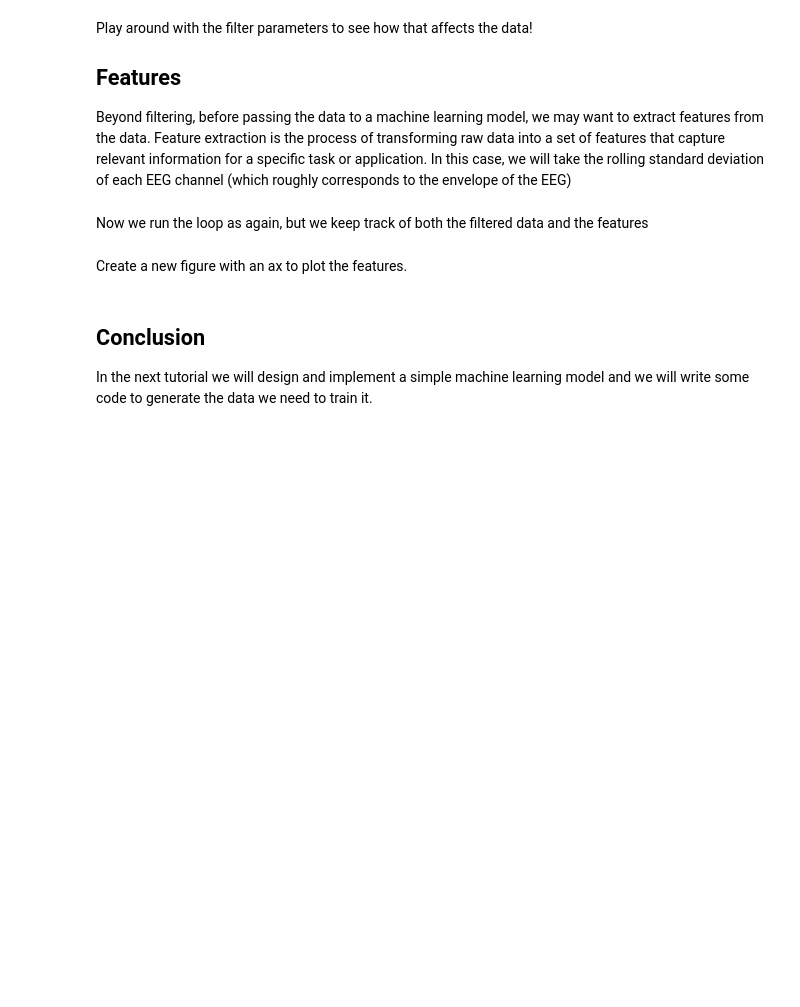
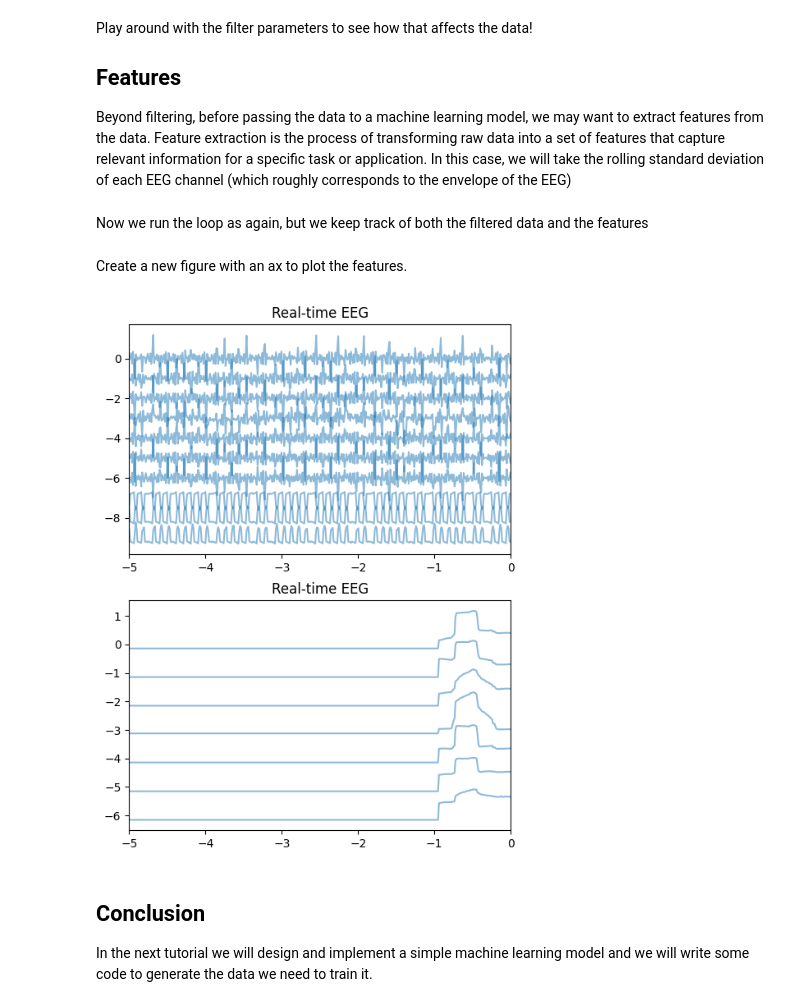
Before and after one commit to BCI-I/MIT-BCI-Hackathon, a Jupyter notebook: tutorials/xon_duckiematrix/02_eeg_setup.ipynb, the cells around one changed output. Cells and saved outputs as stored; diff of their text form; code cells hidden in the pictures; blank space fills up the shorter version.

```diff
--- a/tutorials/xon_duckiematrix/02_eeg_setup.ipynb
+++ b/tutorials/xon_duckiematrix/02_eeg_setup.ipynb
@@ -208,21 +277,3 @@ ax_raw.set_yticks(np.arange(0, -n_chan, -1))
-# %%
-def filter_samples(samples: np.ndarray, af:list, bf: np.ndarray, filt_state: np.ndarray) -> np.ndarray:
-    return lfilter(
-            bf, af, samples, axis=0, zi=filt_state
-    )
-
-
-# define a lambda function for simplicity
-_filter_samples = lambda samples: filter_samples(samples, af, bf, filt_state)
-
-
-# now do the same as before, but with the filter function
-for _ in range(N_STEPS):
-    pull_data(inlet, times, data, sfreq, window, n_samples, filter_fn=_filter_samples)
-
-    if update_idx % UPDATE_PLOT_EVERY == 0:
-        update_plot(times, data, lines_data, ax_raw, window, subsample_plot)
-    update_idx += 1
 # %% [markdown]
 Play around with the filter parameters to see how that affects the data!
 
@@ -266,7 +317,7 @@ def extract_features(data: np.ndarray, recent_stddevs: list, baseline_stddevs: O
 # %% [markdown]
 Now we run the loop as again, but we keep track of both the filtered data and the features
 # %%
-features = np.zeros((n_samples, n_chan))
+features = np.zeros((n_samples, n_features))
 
 def update_features(
     data: np.ndarray, features: np.ndarray, baseline_stddevs: np.ndarray, recent_stddevs: list, n_channels: int=7, history_chunks: int=100,
@@ -280,30 +331,46 @@ def update_features(
 # %% [markdown]
 Create a new figure with an ax to plot the features.
 # %%
+
 fig, axes = plt.subplots(2, 1, figsize=(6, 8))
 ax_raw, ax_feat = axes
 times_plot = times[::subsample_plot]
 
 # Data lines
 lines_data = []
 for channel in range(n_chan):
     line, = ax_raw.plot(
         times_plot, np.zeros_like(times_plot) - channel, lw=1)
     lines_data.append(line)
 lines_data = lines_data
 ax_raw.set_ylim(-n_chan - 0.5, 0.5)
 ax_raw.set_xlabel('Time (s)')
 ax_raw.xaxis.grid(False)
 ax_raw.set_yticks(np.arange(0, -n_chan, -1))
 
 # Feature lines
 lines_feat = []
 for channel in range(n_features):
     line, = ax_feat.plot(
         times_plot, np.zeros_like(times_plot) - channel, lw=1)
     lines_feat.append(line)
 lines_feat = lines_feat
 ax_feat.set_ylim(-n_features - 0.5, 0.5)
 ax_feat.set_xlabel('Time (s)')
 ax_feat.xaxis.grid(False)
 ax_feat.set_yticks(np.arange(0, -n_features, -1))
+
+
+# now do the same as before, but with the filter function
+for _ in range(N_STEPS):
+    times, data  = pull_data(inlet, times, data, sfreq, window, n_samples, filter_fn=_filter_samples)
+    features, baseline_stddevs, recent_stddevs = update_features(
+        data, features, baseline_stddevs, recent_stddevs, n_features, history_chunks
+    )
+
+    if update_idx % UPDATE_PLOT_EVERY == 0:
+        update_plot(fig, times, data, lines_data, ax_raw, window, subsample_plot)
+        update_plot(fig, times, features, lines_feat, ax_feat, window, subsample_plot)
+    update_idx += 1
+# %% [output]
+[figure, added]
```
Also changed, not shown: parts of 12 cells of this notebook, 4 other files.
